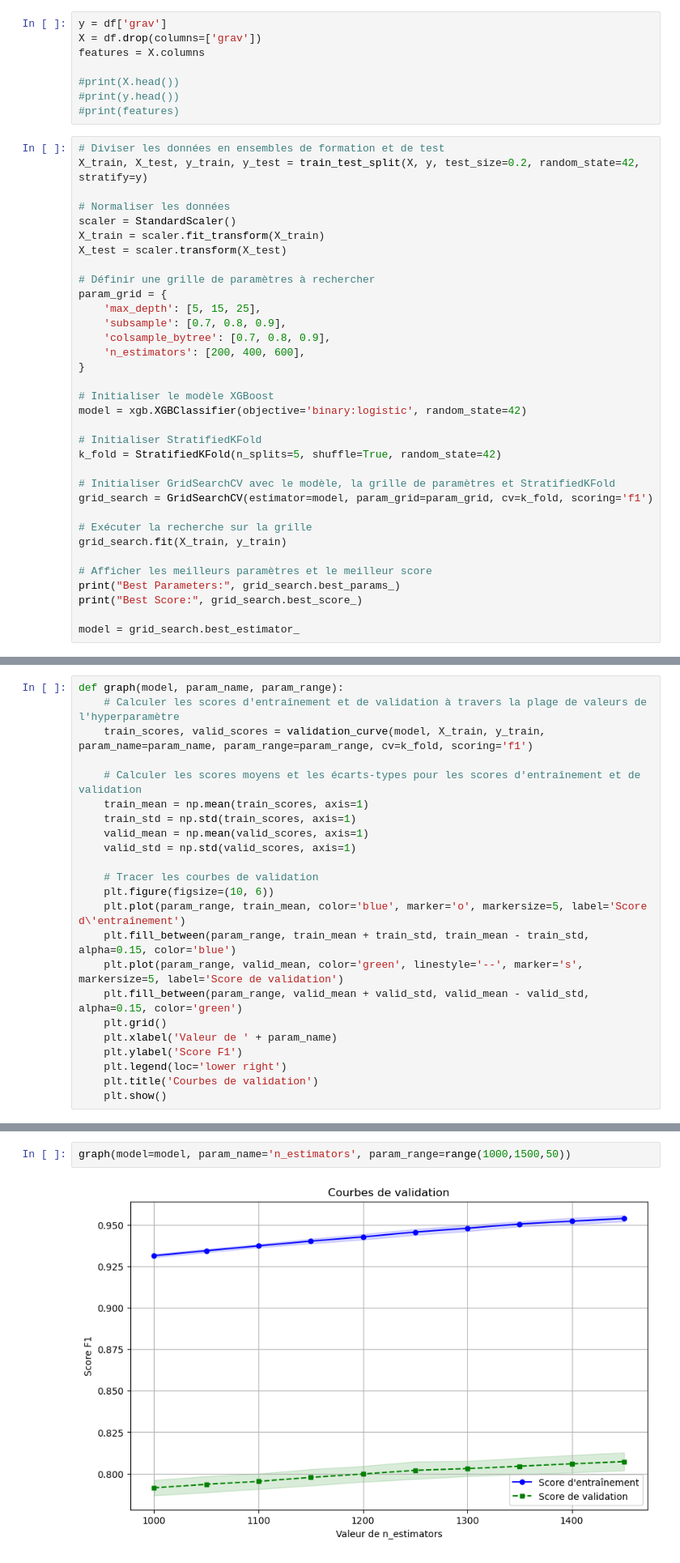
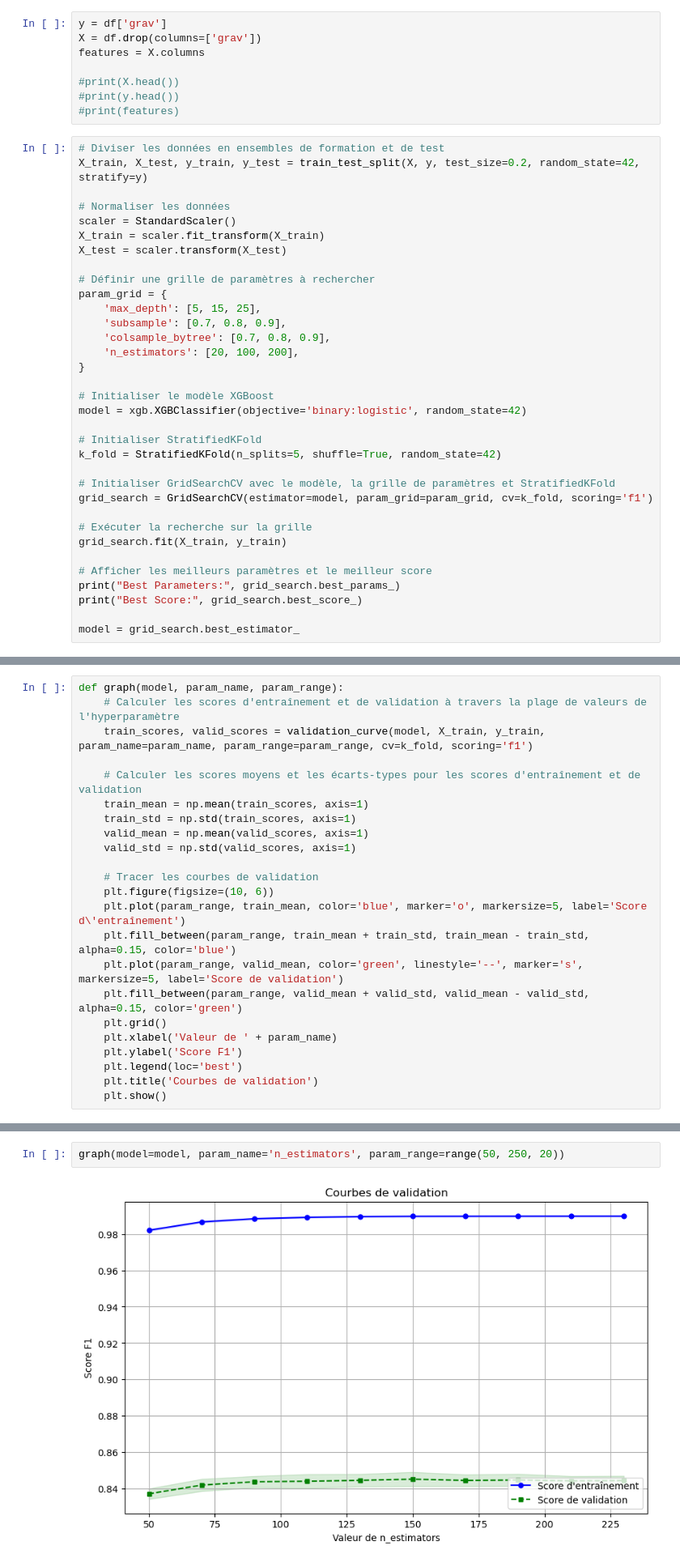
Before and after one commit to solinemignot/statapp_sujet26, a Jupyter notebook: Partie2_ML/XGBoost.ipynb, the cells around one changed output, grey strips where cells are left out. Shown at 81% size. Drawn from its saved outputs; the diff is of its cells as text.

```diff
--- a/Partie2_ML/XGBoost.ipynb
+++ b/Partie2_ML/XGBoost.ipynb
@@ -80,7 +86,7 @@ param_grid = {
     'max_depth': [5, 15, 25],
     'subsample': [0.7, 0.8, 0.9],
     'colsample_bytree': [0.7, 0.8, 0.9],
-    'n_estimators': [200, 400, 600],
+    'n_estimators': [20, 100, 200],
 }
 
 # Initialiser le modèle XGBoost
@@ -155,7 +135,7 @@ def graph(model, param_name, param_range):
     plt.grid()
     plt.xlabel('Valeur de ' + param_name)
     plt.ylabel('Score F1')
-    plt.legend(loc='lower right')
+    plt.legend(loc='best')
     plt.title('Courbes de validation')
     plt.show()
 # %%
@@ -173,6 +153,6 @@ graph(model=model, param_name='colsample_bytree', param_range=np.linspace(0.4,0.
 # %%
-graph(model=model, param_name='n_estimators', param_range=range(1000,1500,50))
+graph(model=model, param_name='n_estimators', param_range=range(50, 250, 20))
 # %% [output]
-[figure, old version]
+[figure, new version]
 # %%
 best_params = {
```
Also changed, not shown: parts of 15 cells of this notebook.
